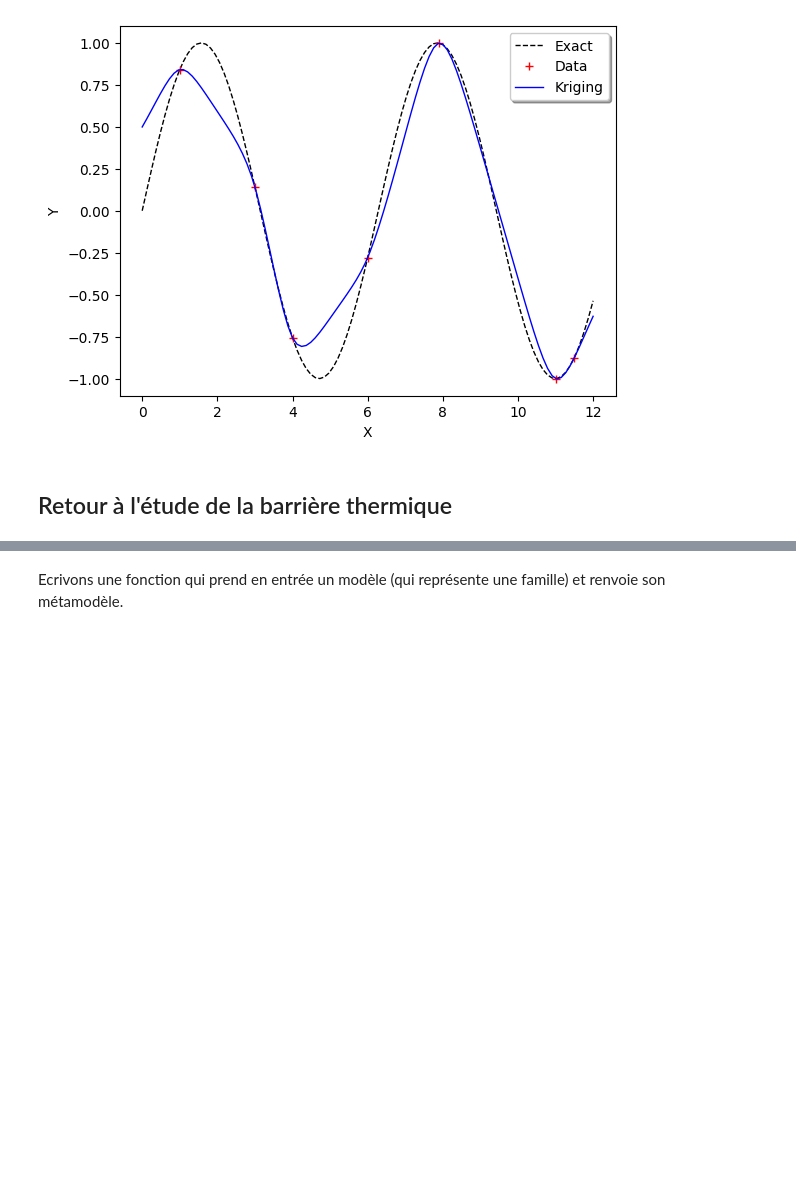
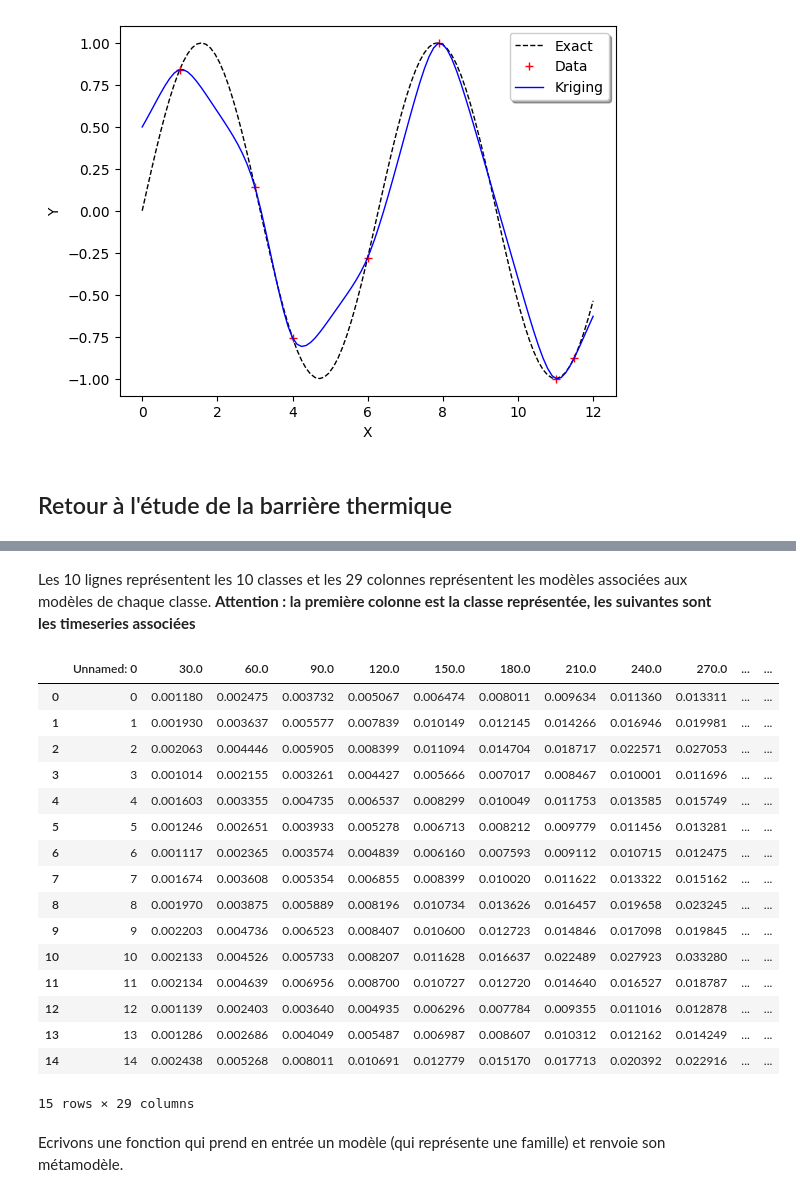
Before and after one commit to NicolasMatte/OptimAero, a Jupyter notebook: krigeage.ipynb, the cells around one changed output, grey strips where cells are left out. Cells and saved outputs as stored; diff of their text form; code cells hidden in the pictures; blank space fills up the shorter version.

```diff
--- a/krigeage.ipynb
+++ b/krigeage.ipynb
@@ -165,3 +184,27 @@ view = viewer.View(graph)
+# %% [markdown]
+Les 10 lignes représentent les 10 classes et les 29 colonnes représentent les modèles associées aux modèles de chaque classe.
+**Attention : la première colonne est la classe représentée, les suivantes sont les timeseries associées**
+# %%
+dg = pd.read_csv("repres_classe_15.csv")
+dg
+# %% [output]
+|  | Unnamed: 0 | 30.0 | 60.0 | 90.0 | 120.0 | 150.0 | 180.0 | 210.0 | 240.0 | 270.0 | ... | ... |
+| 0 | 0 | 0.001180 | 0.002475 | 0.003732 | 0.005067 | 0.006474 | 0.008011 | 0.009634 | 0.011360 | 0.013311 | ... | ... |
+| 1 | 1 | 0.001930 | 0.003637 | 0.005577 | 0.007839 | 0.010149 | 0.012145 | 0.014266 | 0.016946 | 0.019981 | ... | ... |
+| 2 | 2 | 0.002063 | 0.004446 | 0.005905 | 0.008399 | 0.011094 | 0.014704 | 0.018717 | 0.022571 | 0.027053 | ... | ... |
+| 3 | 3 | 0.001014 | 0.002155 | 0.003261 | 0.004427 | 0.005666 | 0.007017 | 0.008467 | 0.010001 | 0.011696 | ... | ... |
+| 4 | 4 | 0.001603 | 0.003355 | 0.004735 | 0.006537 | 0.008299 | 0.010049 | 0.011753 | 0.013585 | 0.015749 | ... | ... |
+| 5 | 5 | 0.001246 | 0.002651 | 0.003933 | 0.005278 | 0.006713 | 0.008212 | 0.009779 | 0.011456 | 0.013281 | ... | ... |
+| 6 | 6 | 0.001117 | 0.002365 | 0.003574 | 0.004839 | 0.006160 | 0.007593 | 0.009112 | 0.010715 | 0.012475 | ... | ... |
+| 7 | 7 | 0.001674 | 0.003608 | 0.005354 | 0.006855 | 0.008399 | 0.010020 | 0.011622 | 0.013322 | 0.015162 | ... | ... |
+| 8 | 8 | 0.001970 | 0.003875 | 0.005889 | 0.008196 | 0.010734 | 0.013626 | 0.016457 | 0.019658 | 0.023245 | ... | ... |
+| 9 | 9 | 0.002203 | 0.004736 | 0.006523 | 0.008407 | 0.010600 | 0.012723 | 0.014846 | 0.017098 | 0.019845 | ... | ... |
+| 10 | 10 | 0.002133 | 0.004526 | 0.005733 | 0.008207 | 0.011628 | 0.016637 | 0.022489 | 0.027923 | 0.033280 | ... | ... |
+| 11 | 11 | 0.002134 | 0.004639 | 0.006956 | 0.008700 | 0.010727 | 0.012720 | 0.014640 | 0.016527 | 0.018787 | ... | ... |
+| 12 | 12 | 0.001139 | 0.002403 | 0.003640 | 0.004935 | 0.006296 | 0.007784 | 0.009355 | 0.011016 | 0.012878 | ... | ... |
+| 13 | 13 | 0.001286 | 0.002686 | 0.004049 | 0.005487 | 0.006987 | 0.008607 | 0.010312 | 0.012162 | 0.014249 | ... | ... |
+| 14 | 14 | 0.002438 | 0.005268 | 0.008011 | 0.010691 | 0.012779 | 0.015170 | 0.017713 | 0.020392 | 0.022916 | ... | ... |
+15 rows × 29 columns
 # %% [markdown]
 Ecrivons une fonction qui prend en entrée un modèle (qui représente une famille) et renvoie son métamodèle.
 # %% [markdown]
```
Also changed, not shown: parts of 19 cells of this notebook, 2 other files.
